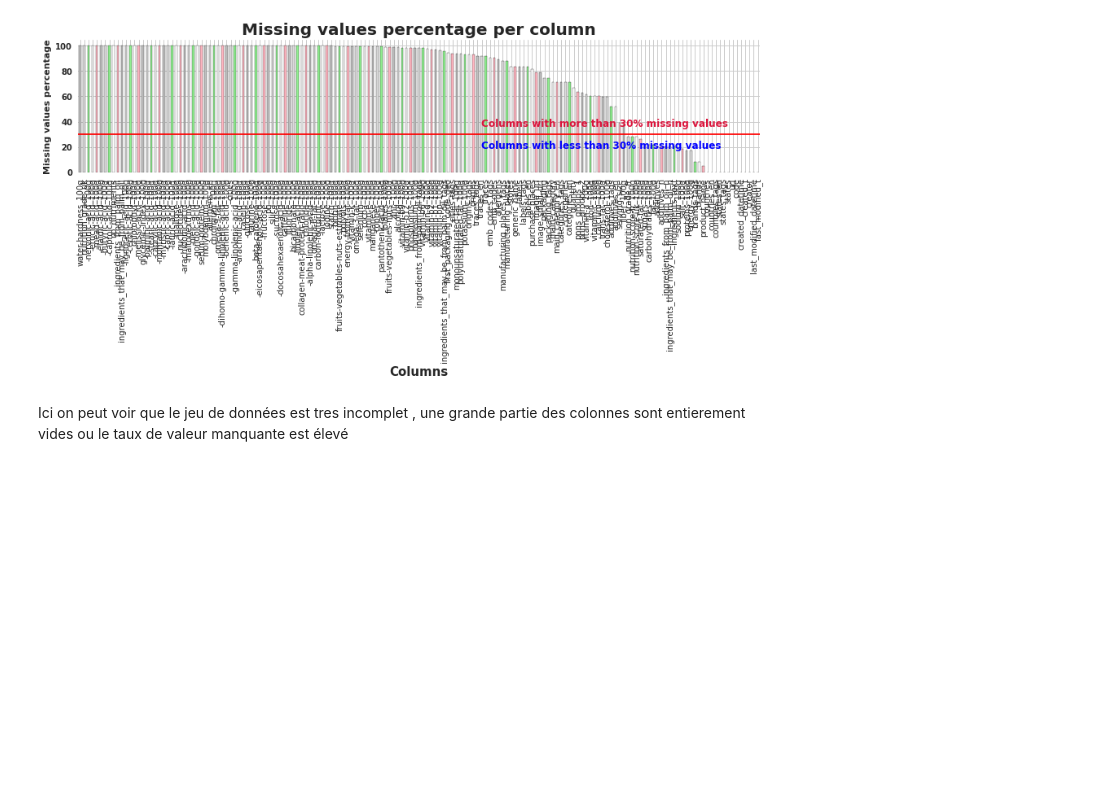
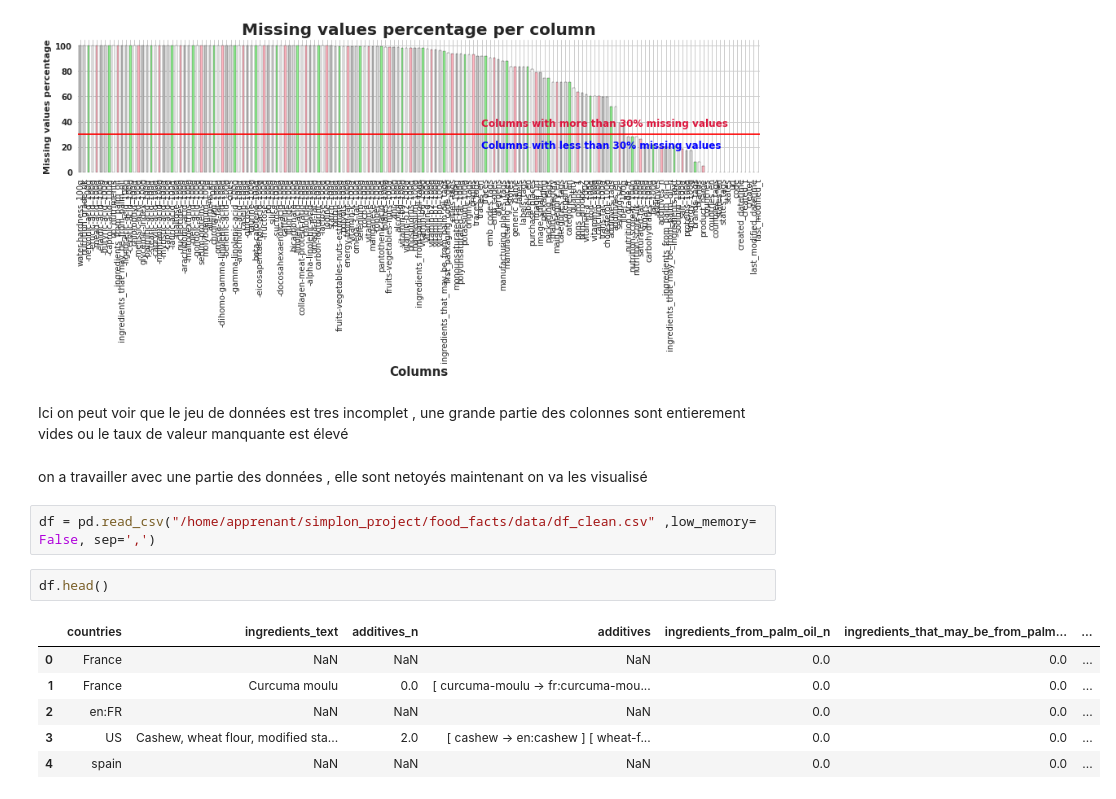
Before and after one commit to KevinB-a/Food_facts, a Jupyter notebook: notebook/data_visualization.ipynb, the cells around one changed output. Saved outputs shown, nothing was run; the diff lists cells and outputs as text; blank space fills up the shorter version.

```diff
--- a/notebook/data_visualization.ipynb
+++ b/notebook/data_visualization.ipynb
@@ -44,3 +43,16 @@ msv1(data,30, color=('silver', 'gainsboro', 'lightgreen', 'white', 'lightpink'))
 [figure]
 # %% [markdown]
 Ici on peut voir que le jeu de données est tres incomplet , une grande partie des colonnes sont entierement vides ou le taux de valeur manquante est élevé
+# %% [markdown]
+on a travailler avec une partie des données , elle sont netoyés maintenant on va les visualisé
+# %%
+df = pd.read_csv("/home/apprenant/simplon_project/food_facts/data/df_clean.csv" ,low_memory= False, sep=',')
+# %%
+df.head()
+# %% [output]
+|  | countries | ingredients_text | additives_n | additives | ingredients_from_palm_oil_n | ingredients_that_may_be_from_palm... | ... |
+| 0 | France | NaN | NaN | NaN | 0.0 | 0.0 | ... |
+| 1 | France | Curcuma moulu | 0.0 | [ curcuma-moulu -> fr:curcuma-mou... | 0.0 | 0.0 | ... |
+| 2 | en:FR | NaN | NaN | NaN | 0.0 | 0.0 | ... |
+| 3 | US | Cashew, wheat flour, modified sta... | 2.0 | [ cashew -> en:cashew ] [ wheat-f... | 0.0 | 0.0 | ... |
+| 4 | spain | NaN | NaN | NaN | 0.0 | 0.0 | ... |
```
Also changed, not shown: parts of 2 cells of this notebook, 1 other file.
